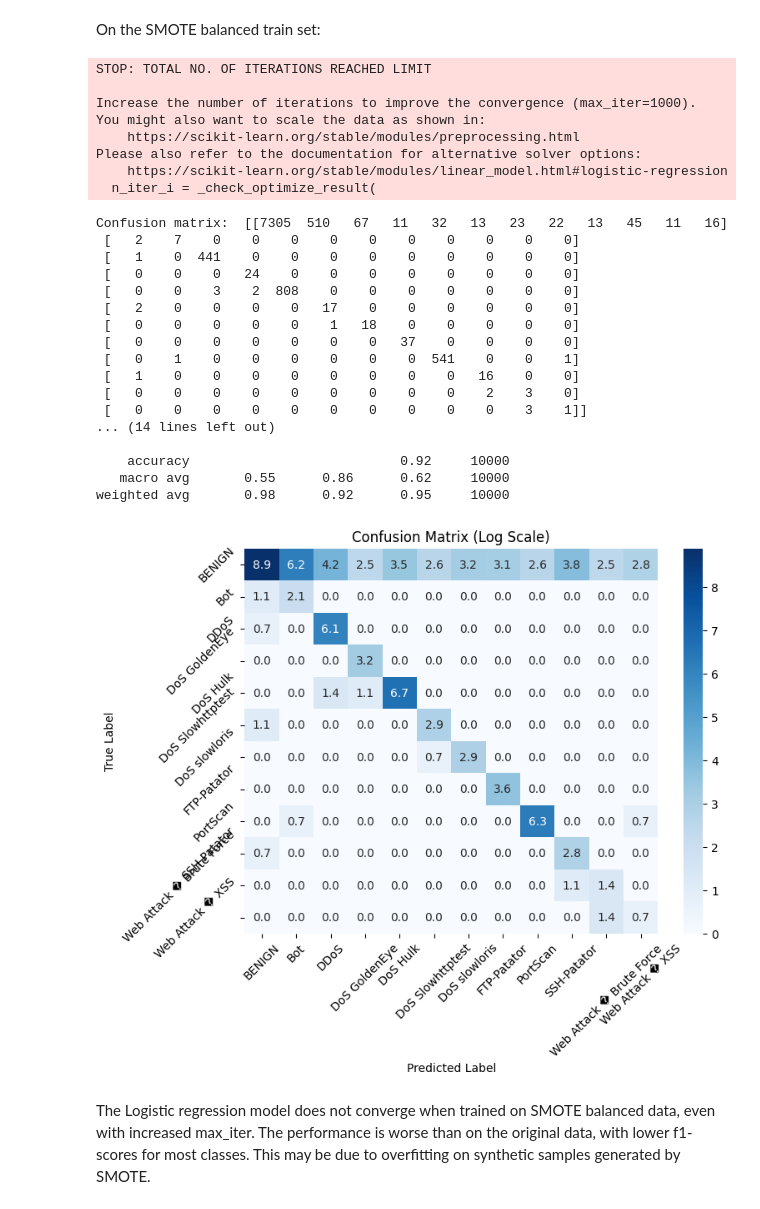
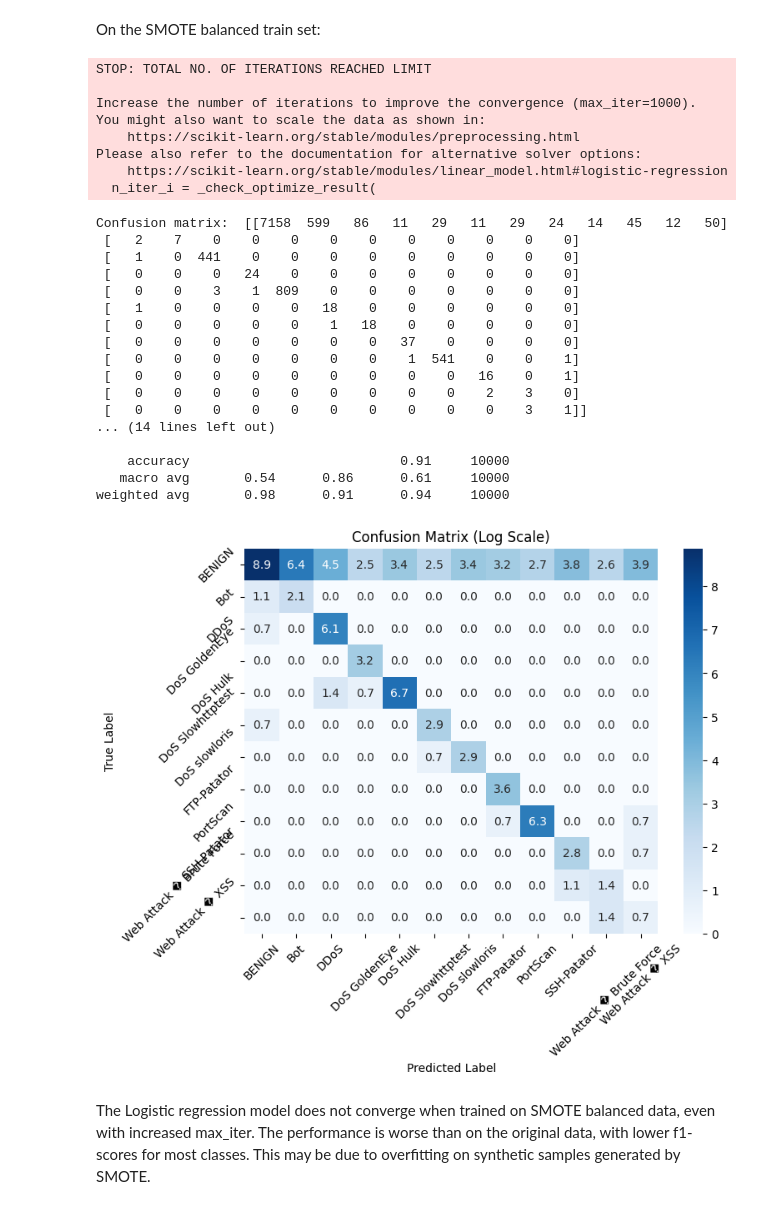
Before and after one commit to Arthur-Boutelier/machineLearningCybersecurity, a Jupyter notebook: machine_learning_project.ipynb, the cells around one changed output. Saved outputs shown, nothing was run; the diff lists cells and outputs as text; code cells hidden in the pictures.

```diff
--- a/machine_learning_project.ipynb
+++ b/machine_learning_project.ipynb
@@ -54,4 +58,5 @@ numerical features, and encoding categorical variables.
 # Download latest version
 path = kagglehub.dataset_download("chethuhn/network-intrusion-dataset")
 print("Path to dataset files:", path)
+models = []
 # %% [output]
@@ -101,6 +106,6 @@ Combined dataset shape: (2830743, 80)
 # define test mode, to work with a smaller subset during development, instead of 2.8M rows
 TEST_MODE = True
 if TEST_MODE:
-    df = df.sample(n=50000, random_state=42)
+    df = df[:-50000]
     print("Test mode: using smaller dataset shape:", df.shape)
 # %% [output]
@@ -312,8 +315,8 @@ La tu peux aller plus loin en regardant features par features, mais c'est deja p
 ### Correlation analysis
 # %%
 corr = df.corr()
-df_dropped = df.drop(corr[" Label"][abs(corr[" Label"])<0.01].index, axis=1)
-print(df_dropped.head())
+df = df.drop(corr[" Label"][abs(corr[" Label"])<0.01].index, axis=1)
+print(df.head(), df.info())
 plt.figure(figsize=(14, 10))
 sns.heatmap(corr, cmap="coolwarm", center=0)
 plt.title("Feature Correlation Heatmap")
@@ -398,6 +406,7 @@ On the original train set, before SMOTE:
 # %%
 logistic_regression = LogisticRegression()
 logistic_regression.fit(X_train, y_train)
+models.append({"model" : logistic_regression, "smote": False})
 
 ### Evaluate the model
 y_pred = logistic_regression.predict(X_test)
@@ -449,6 +458,7 @@ On the SMOTE balanced train set:
 # %%
 logistic_regression_smote = LogisticRegression(max_iter=1000)
 logistic_regression_smote.fit(X_train_smote, y_train_smote)
+models.append({"model" : logistic_regression_smote, "smote": True})
 
 ### Evaluate the model
 y_pred = logistic_regression_smote.predict(X_test)
@@ -457,42 +467,42 @@ print("Confusion matrix: ", conf_matrix)
 print(classification_report(y_test, y_pred))
 
 plt.figure(figsize=(8, 6))
 # Use log scale for better visualization when one class is very frequent
 conf_matrix_log = np.log1p(conf_matrix)  # log(1 + x) to handle zeros
 sns.heatmap(conf_matrix_log, annot=True, fmt='.1f', cmap='Blues')
 plt.title("Confusion Matrix (Log Scale)")
 plt.xlabel("Predicted Label")
 plt.xticks(ticks=np.arange(len(class_names))+0.5, labels=class_names, rotation=45)
 plt.ylabel("True Label")
 plt.yticks(ticks=np.arange(len(class_names))+0.5, labels=class_names, rotation=45)
 plt.show()
 # %% [output]
 STOP: TOTAL NO. OF ITERATIONS REACHED LIMIT
 
 Increase the number of iterations to improve the convergence (max_iter=1000).
 You might also want to scale the data as shown in:
     https://scikit-learn.org/stable/modules/preprocessing.html
 Please also refer to the documentation for alternative solver options:
     https://scikit-learn.org/stable/modules/linear_model.html#logistic-regression
   n_iter_i = _check_optimize_result(
-Confusion matrix:  [[7305  510   67   11   32   13   23   22   13   45   11   16]
+Confusion matrix:  [[7158  599   86   11   29   11   29   24   14   45   12   50]
  [   2    7    0    0    0    0    0    0    0    0    0    0]
  [   1    0  441    0    0    0    0    0    0    0    0    0]
  [   0    0    0   24    0    0    0    0    0    0    0    0]
- [   0    0    3    2  808    0    0    0    0    0    0    0]
- [   2    0    0    0    0   17    0    0    0    0    0    0]
+ [   0    0    3    1  809    0    0    0    0    0    0    0]
+ [   1    0    0    0    0   18    0    0    0    0    0    0]
  [   0    0    0    0    0    1   18    0    0    0    0    0]
  [   0    0    0    0    0    0    0   37    0    0    0    0]
- [   0    1    0    0    0    0    0    0  541    0    0    1]
- [   1    0    0    0    0    0    0    0    0   16    0    0]
+ [   0    0    0    0    0    0    0    1  541    0    0    1]
+ [   0    0    0    0    0    0    0    0    0   16    0    1]
  [   0    0    0    0    0    0    0    0    0    2    3    0]
  [   0    0    0    0    0    0    0    0    0    0    3    1]]
 ... (14 lines left out)
 
-    accuracy                           0.92     10000
-   macro avg       0.55      0.86      0.62     10000
-weighted avg       0.98      0.92      0.95     10000
+    accuracy                           0.91     10000
+   macro avg       0.54      0.86      0.61     10000
+weighted avg       0.98      0.91      0.94     10000
-[figure, old version]
+[figure, new version]
 # %% [markdown]
 The Logistic regression model does not converge when trained on SMOTE balanced data, even with increased max_iter. The performance is worse than on the original data, with lower f1-scores for most classes. This may be due to overfitting on synthetic samples generated by SMOTE.
 # %% [markdown]
```
Also changed, not shown: parts of 34 cells of this notebook, 1 other file.
